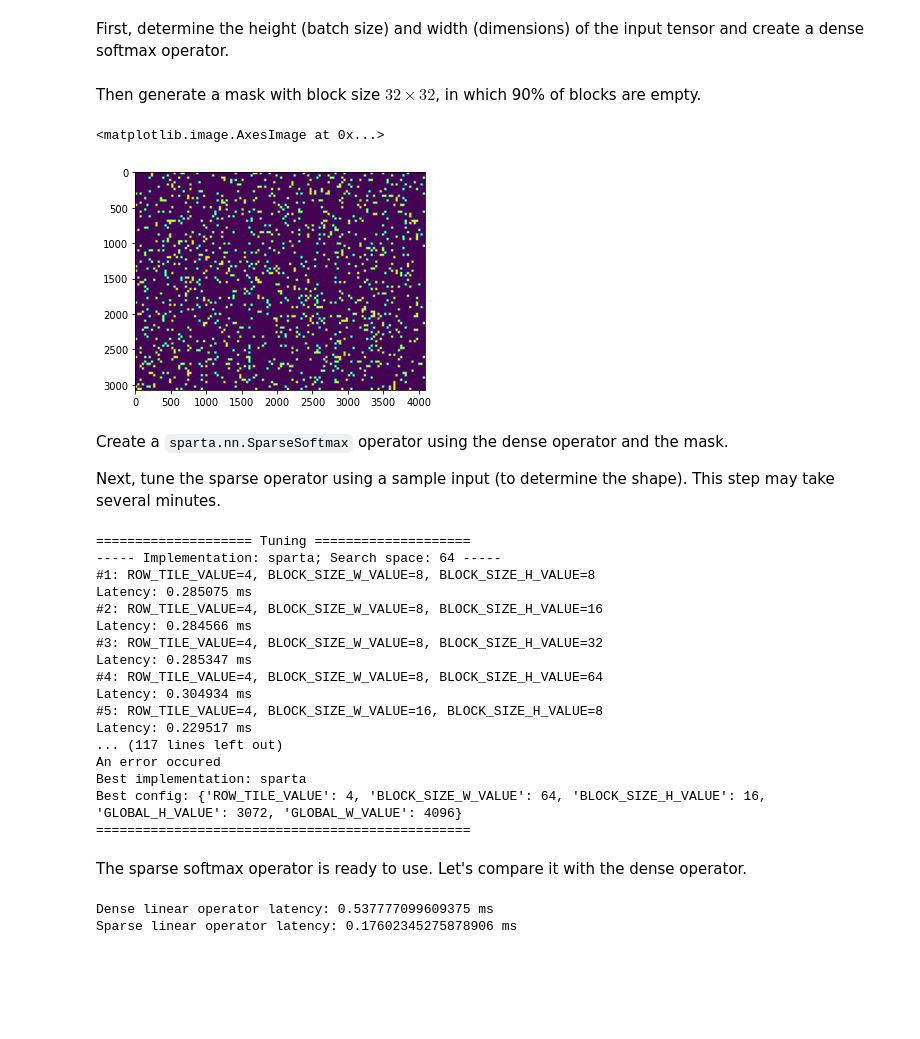
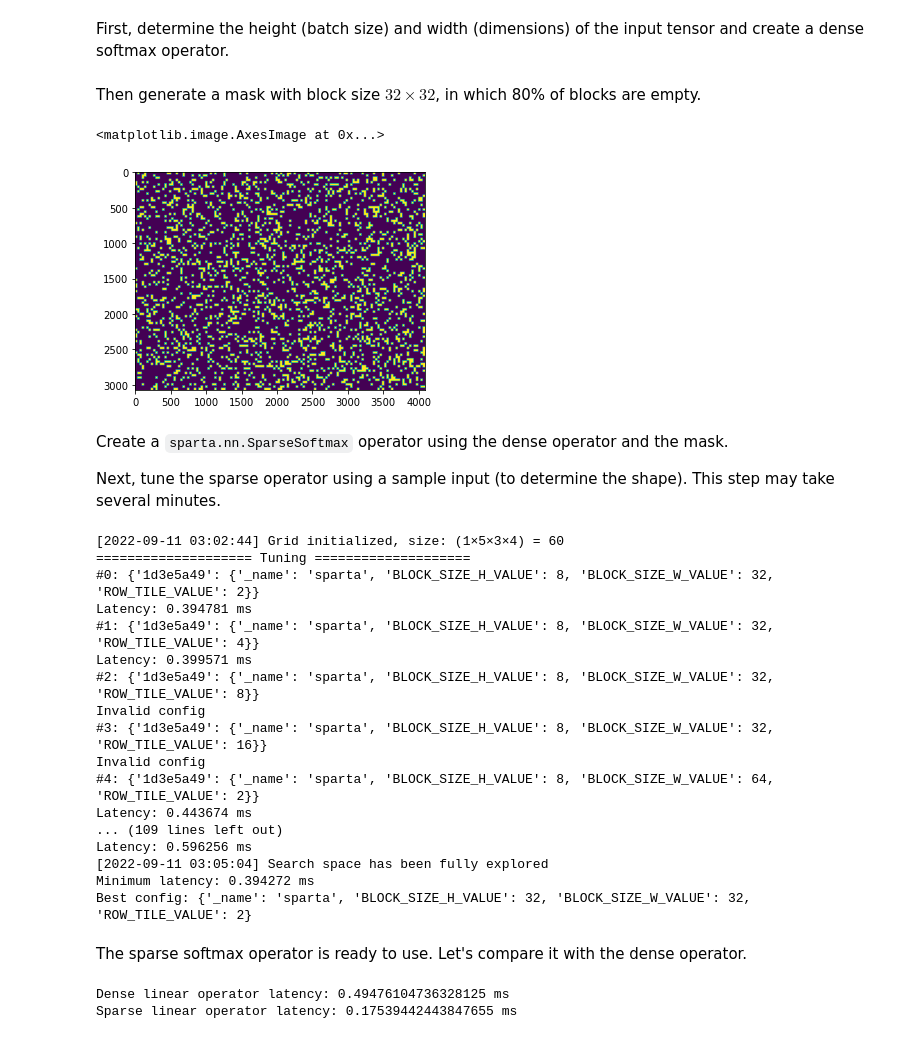
Before and after one commit to microsoft/SparTA, a Jupyter notebook: examples/sparse_softmax.ipynb, the cells around one changed output. Cells and saved outputs as stored; diff of their text form; code cells hidden in the pictures; blank space fills up the shorter version.

````diff
--- a/examples/sparse_softmax.ipynb
+++ b/examples/sparse_softmax.ipynb
@@ -11,13 +11,13 @@ First, determine the height (batch size) and width (dimensions) of the input ten
 H, W = 3072, 4096
 dense_softmax = torch.nn.Softmax(dim=-1)
 # %% [markdown]
-Then generate a mask with block size $32\times32$, in which 90% of blocks are empty.
+Then generate a mask with block size $32\times32$, in which 80% of blocks are empty.
 # %%
-mask = sparta.testing.block_mask((H, W), block=(32, 32), sparsity=0.9).cuda()
+mask = sparta.testing.block_mask((H, W), block=(32, 32), sparsity=0.8).cuda()
 plt.imshow(mask.cpu().numpy())
 # %% [output]
 <matplotlib.image.AxesImage at 0x...>
-[figure, old version]
+[figure, new version]
 # %% [markdown]
 Create a ```sparta.nn.SparseSoftmax``` operator using the dense operator and the mask.
 
@@ -27,23 +27,23 @@ x = torch.rand((H, W)).cuda()
 sparse_softmax = sparta.nn.SparseSoftmax(dense_softmax, mask=mask)
 sparta.nn.tune(sparse_softmax, sample_inputs=[x])
 # %% [output]
+[2022-09-11 03:02:44] Grid initialized, size: (1×5×3×4) = 60
 ==================== Tuning ====================
------ Implementation: sparta; Search space: 64 -----
-#1: ROW_TILE_VALUE=4, BLOCK_SIZE_W_VALUE=8, BLOCK_SIZE_H_VALUE=8
-Latency: 0.285075 ms
-#2: ROW_TILE_VALUE=4, BLOCK_SIZE_W_VALUE=8, BLOCK_SIZE_H_VALUE=16
-Latency: 0.284566 ms
-#3: ROW_TILE_VALUE=4, BLOCK_SIZE_W_VALUE=8, BLOCK_SIZE_H_VALUE=32
-Latency: 0.285347 ms
-#4: ROW_TILE_VALUE=4, BLOCK_SIZE_W_VALUE=8, BLOCK_SIZE_H_VALUE=64
-Latency: 0.304934 ms
-#5: ROW_TILE_VALUE=4, BLOCK_SIZE_W_VALUE=16, BLOCK_SIZE_H_VALUE=8
-Latency: 0.229517 ms
-... (117 lines left out)
-An error occured
-Best implementation: sparta
-Best config: {'ROW_TILE_VALUE': 4, 'BLOCK_SIZE_W_VALUE': 64, 'BLOCK_SIZE_H_VALUE': 16, 'GLOBAL_H_VALUE': 3072, 'GLOBAL_W_VALUE': 4096}
-================================================
+#0: {'1d3e5a49': {'_name': 'sparta', 'BLOCK_SIZE_H_VALUE': 8, 'BLOCK_SIZE_W_VALUE': 32, 'ROW_TILE_VALUE': 2}}
+Latency: 0.394781 ms
+#1: {'1d3e5a49': {'_name': 'sparta', 'BLOCK_SIZE_H_VALUE': 8, 'BLOCK_SIZE_W_VALUE': 32, 'ROW_TILE_VALUE': 4}}
+Latency: 0.399571 ms
+#2: {'1d3e5a49': {'_name': 'sparta', 'BLOCK_SIZE_H_VALUE': 8, 'BLOCK_SIZE_W_VALUE': 32, 'ROW_TILE_VALUE': 8}}
+Invalid config
+#3: {'1d3e5a49': {'_name': 'sparta', 'BLOCK_SIZE_H_VALUE': 8, 'BLOCK_SIZE_W_VALUE': 32, 'ROW_TILE_VALUE': 16}}
+Invalid config
+#4: {'1d3e5a49': {'_name': 'sparta', 'BLOCK_SIZE_H_VALUE': 8, 'BLOCK_SIZE_W_VALUE': 64, 'ROW_TILE_VALUE': 2}}
+Latency: 0.443674 ms
+... (109 lines left out)
+Latency: 0.596256 ms
+[2022-09-11 03:05:04] Search space has been fully explored
+Minimum latency: 0.394272 ms
+Best config: {'_name': 'sparta', 'BLOCK_SIZE_H_VALUE': 32, 'BLOCK_SIZE_W_VALUE': 32, 'ROW_TILE_VALUE': 2}
 # %% [markdown]
 The sparse softmax operator is ready to use. Let's compare it with the dense operator.
 # %%
@@ -52,5 +52,5 @@ print(f'Dense linear operator latency: {dense_latency} ms')
 sparse_latency = sparta.testing.test_latency(sparse_softmax, inputs=[x])
 print(f'Sparse linear operator latency: {sparse_latency} ms')
 # %% [output]
-Dense linear operator latency: 0.537777099609375 ms
-Sparse linear operator latency: 0.17602345275878906 ms
+Dense linear operator latency: 0.49476104736328125 ms
+Sparse linear operator latency: 0.17539442443847655 ms
````
Also changed, not shown: 16 other files.
